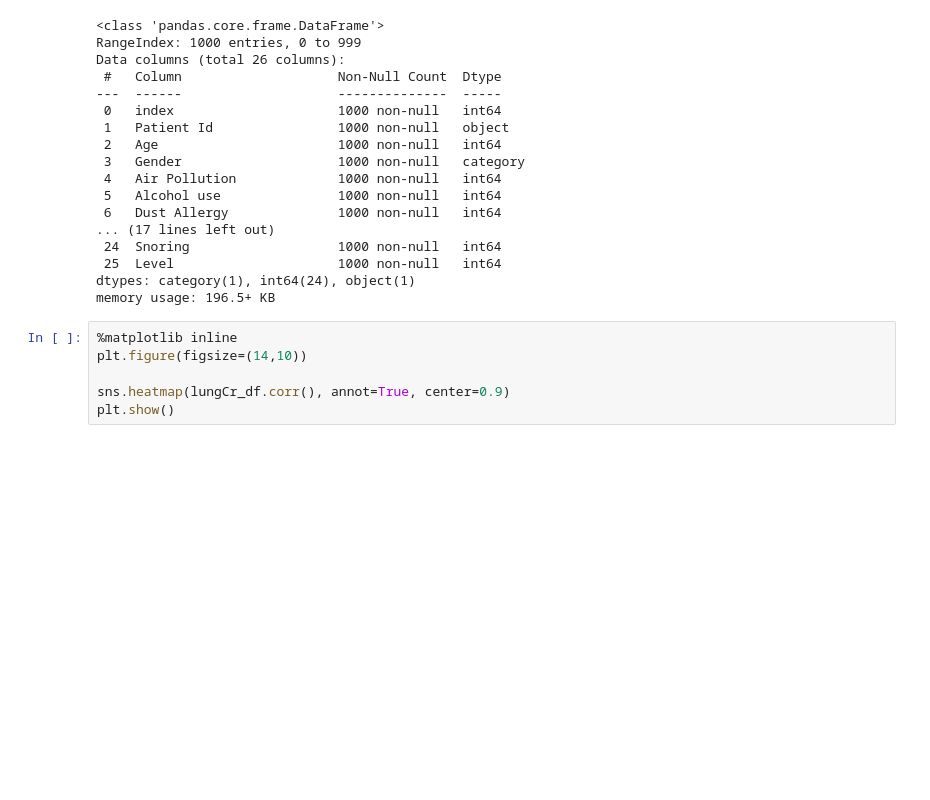
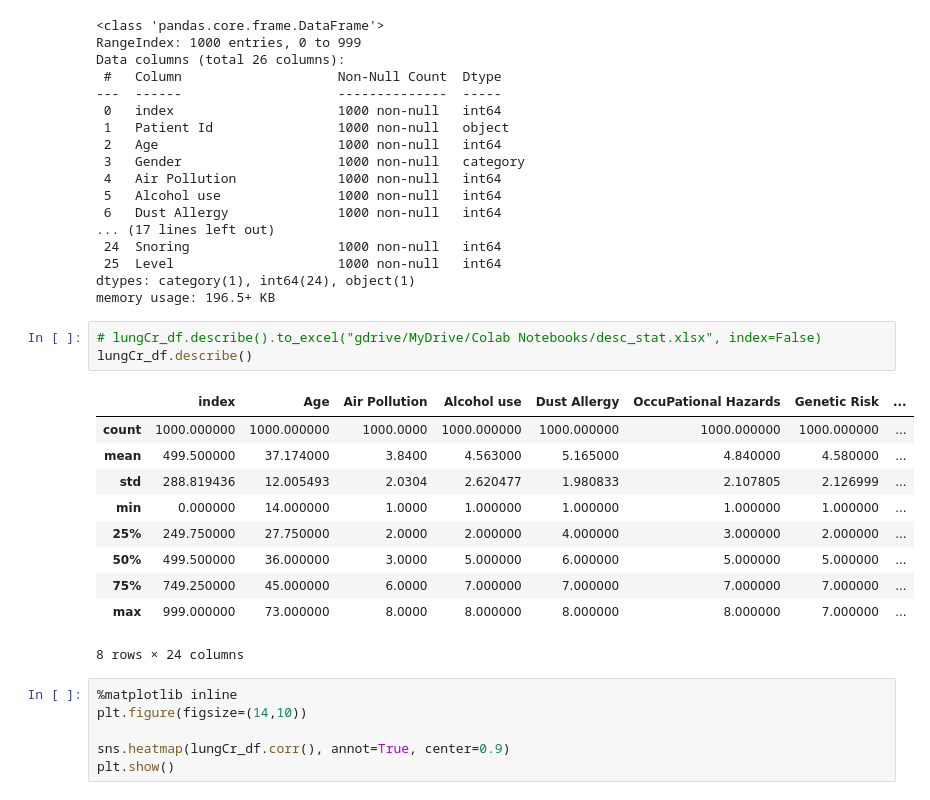
Before and after one commit to barkhahbpp/sistem-cerdas, a Jupyter notebook: Lung_Cancer_MLP_sklearn.ipynb, the cells around one changed output. Drawn from its saved outputs; the diff is of its cells as text; blank space fills up the shorter version.

```diff
--- a/Lung_Cancer_MLP_sklearn.ipynb
+++ b/Lung_Cancer_MLP_sklearn.ipynb
@@ -122,6 +122,20 @@ Data columns (total 26 columns):
  25  Level                     1000 non-null   int64
 dtypes: category(1), int64(24), object(1)
 memory usage: 196.5+ KB
+# %%
+# lungCr_df.describe().to_excel("gdrive/MyDrive/Colab Notebooks/desc_stat.xlsx", index=False)
+lungCr_df.describe()
+# %% [output]
+|  | index | Age | Air Pollution | Alcohol use | Dust Allergy | OccuPational Hazards | Genetic Risk | ... |
+| count | 1000.000000 | 1000.000000 | 1000.0000 | 1000.000000 | 1000.000000 | 1000.000000 | 1000.000000 | ... |
+| mean | 499.500000 | 37.174000 | 3.8400 | 4.563000 | 5.165000 | 4.840000 | 4.580000 | ... |
+| std | 288.819436 | 12.005493 | 2.0304 | 2.620477 | 1.980833 | 2.107805 | 2.126999 | ... |
+| min | 0.000000 | 14.000000 | 1.0000 | 1.000000 | 1.000000 | 1.000000 | 1.000000 | ... |
+| 25% | 249.750000 | 27.750000 | 2.0000 | 2.000000 | 4.000000 | 3.000000 | 2.000000 | ... |
+| 50% | 499.500000 | 36.000000 | 3.0000 | 5.000000 | 6.000000 | 5.000000 | 5.000000 | ... |
+| 75% | 749.250000 | 45.000000 | 6.0000 | 7.000000 | 7.000000 | 7.000000 | 7.000000 | ... |
+| max | 999.000000 | 73.000000 | 8.0000 | 8.000000 | 8.000000 | 8.000000 | 7.000000 | ... |
+8 rows × 24 columns
 # %%
 %matplotlib inline
 plt.figure(figsize=(14,10))
```
Also changed, not shown: parts of 9 cells of this notebook.
